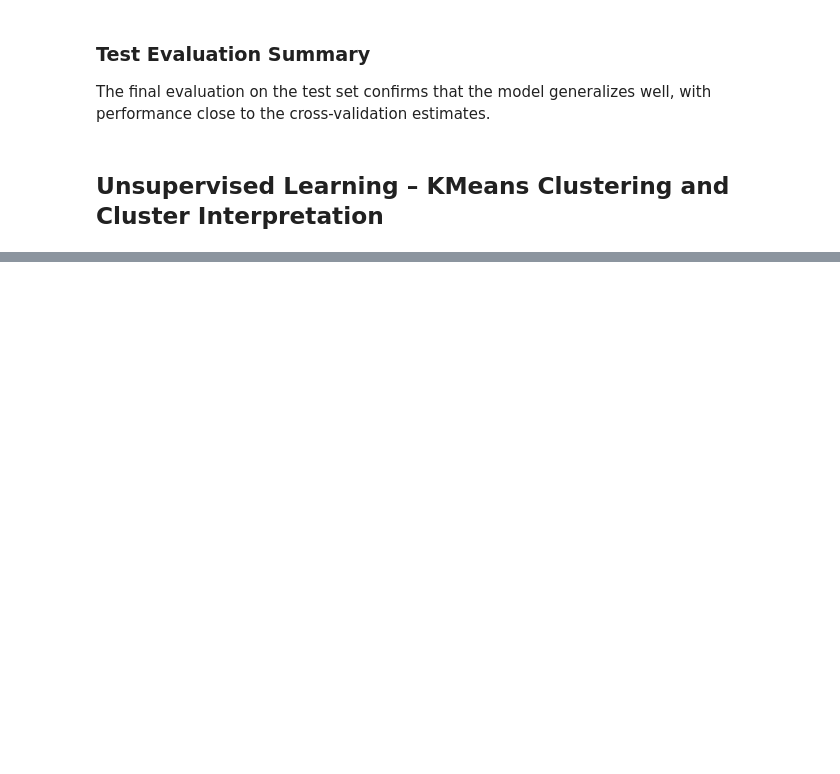
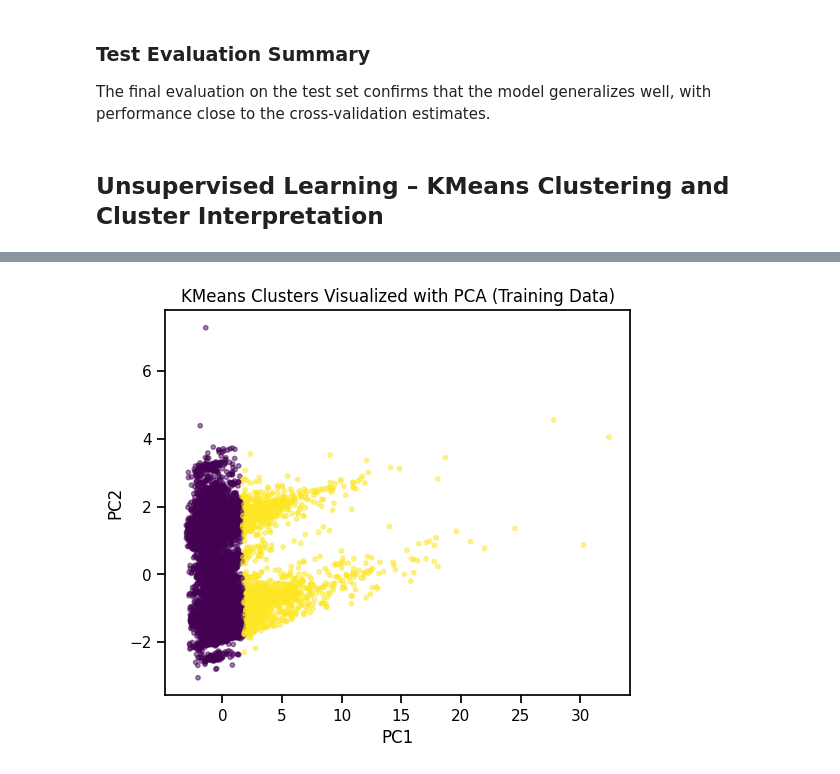
Before and after one commit to MalinMo/California-Housing, a Jupyter notebook: ML_Uppgift1_Malin_Moisander.ipynb, the cells around one changed output, grey strips where cells are left out. Drawn from its saved outputs; the diff is of its cells as text; code cells hidden in the pictures; blank space fills up the shorter version.

```diff
--- a/ML_Uppgift1_Malin_Moisander.ipynb
+++ b/ML_Uppgift1_Malin_Moisander.ipynb
@@ -229,7 +201,7 @@ baseline = Pipeline(steps=[
         strategy="most_frequent",
         random_state=42))
 ])
-models["baseline"] = baseline
+models["Baseline"] = baseline
 
 logreg = Pipeline(steps=[
     ("preprocess", preprocess),
@@ -569,0 +522,18 @@ Cluster vs Ocean Proximity (within-cluster proportions)
+# %%
+pca = PCA(n_components=2, random_state=42)
+X_train_2d = pca.fit_transform(X_train_scaled)
+
+plt.figure(figsize=(6, 5))
+plt.scatter(
+    X_train_2d[:, 0],
+    X_train_2d[:, 1],
+    c=train_clusters,
+    s=10,
+    alpha=0.5
+)
+plt.title("KMeans Clusters Visualized with PCA (Training Data)")
+plt.xlabel("PC1")
+plt.ylabel("PC2")
+plt.show()
+# %% [output]
+[figure, added]
```
Also changed, not shown: parts of 30 cells of this notebook.
